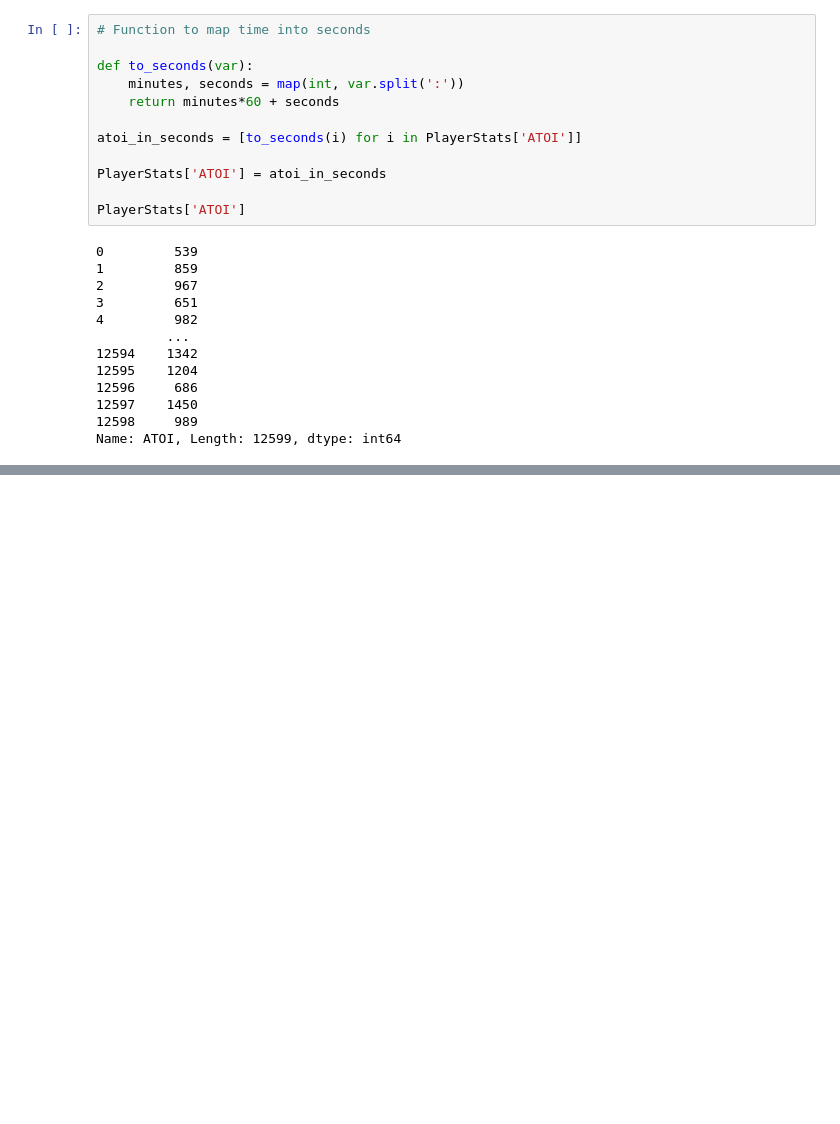
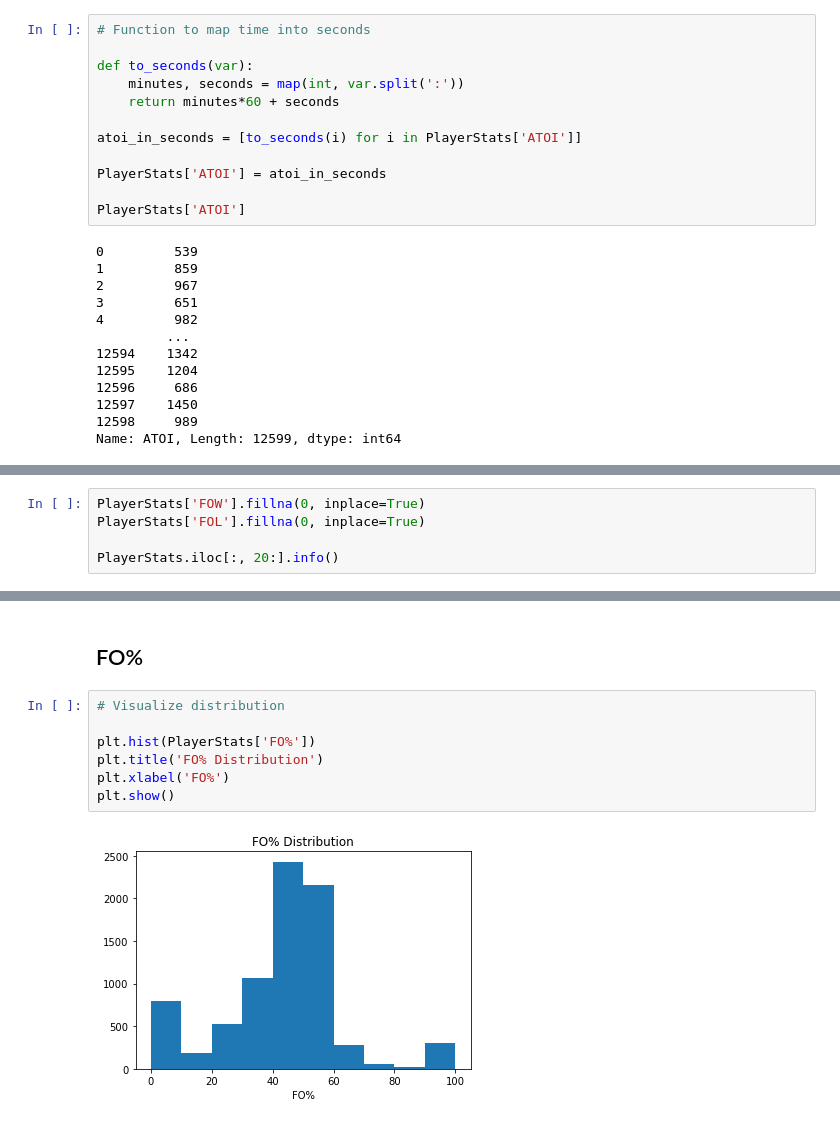
Before and after one commit to lukekerwin/DS-320_Project, a Jupyter notebook: Player Data/PlayerData_Cleaning.ipynb, the cells around one changed output, grey strips where cells are left out. Drawn from its saved outputs; the diff is of its cells as text; blank space fills up the shorter version.

```diff
--- a/Player Data/PlayerData_Cleaning.ipynb
+++ b/Player Data/PlayerData_Cleaning.ipynb
@@ -891,0 +981,5 @@ Name: ATOI, Length: 12599, dtype: int64
+# %%
+PlayerStats['FOW'].fillna(0, inplace=True)
+PlayerStats['FOL'].fillna(0, inplace=True)
+
+PlayerStats.iloc[:, 20:].info()
@@ -891,0 +1003,11 @@ Name: ATOI, Length: 12599, dtype: int64
+# %% [markdown]
+## FO%
+# %%
+# Visualize distribution
+
+plt.hist(PlayerStats['FO%'])
+plt.title('FO% Distribution')
+plt.xlabel('FO%')
+plt.show()
+# %% [output]
+[figure, added]
```
Also changed, not shown: parts of 20 cells of this notebook, 1 other file.
